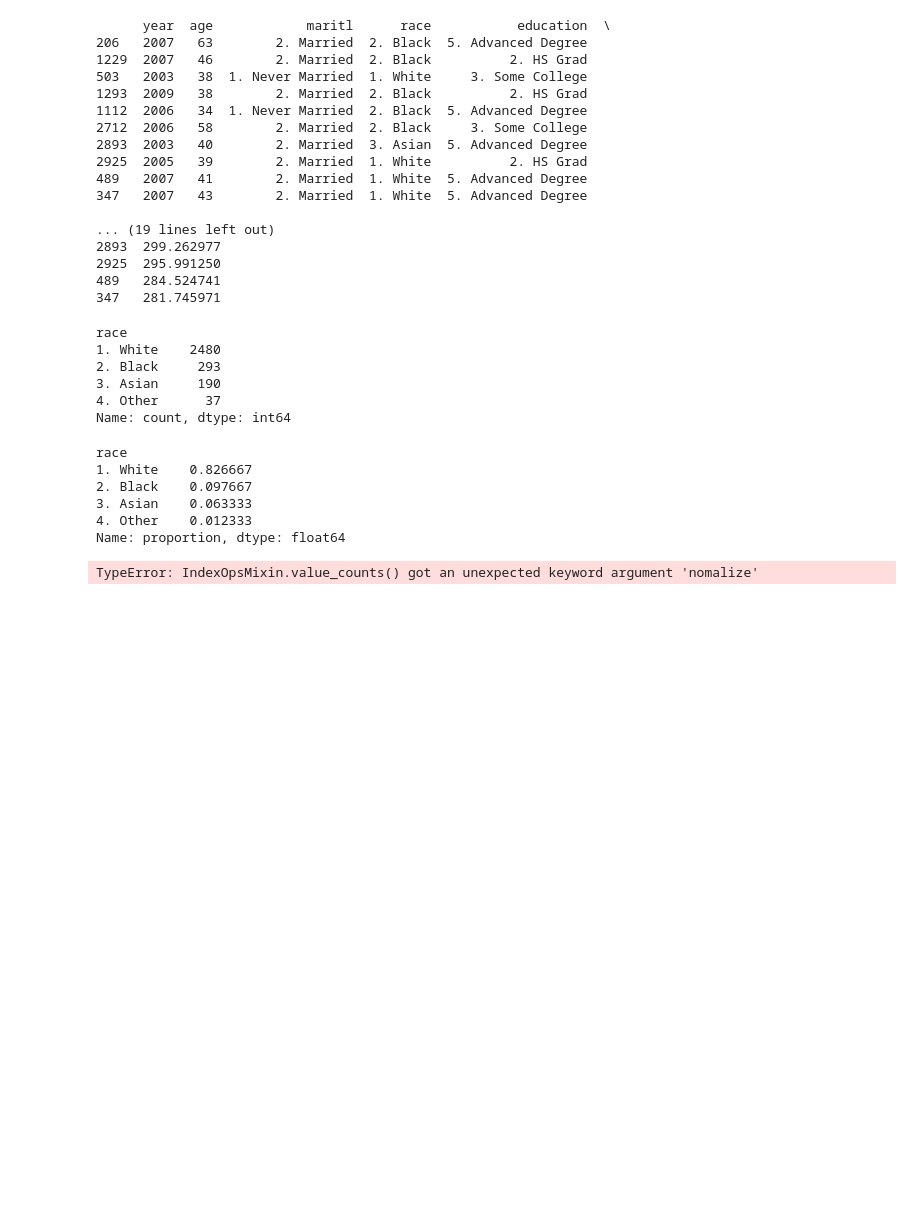
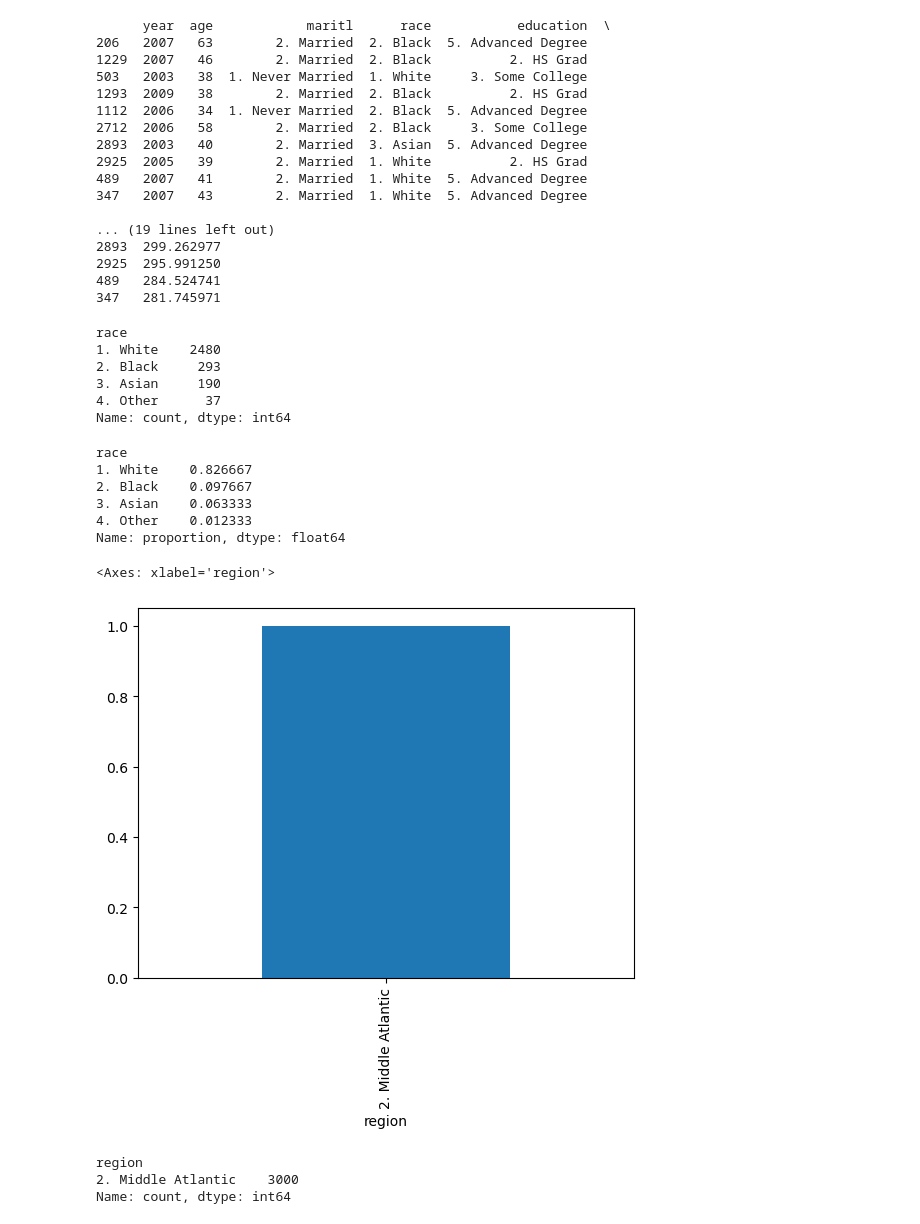
Before and after one commit to tsantos2002/OIM_7502_classwork, a Jupyter notebook: Session2In_Class.ipynb, the cells around one changed output. Saved outputs shown, nothing was run; the diff lists cells and outputs as text; code cells hidden in the pictures; blank space fills up the shorter version.

```diff
--- a/Session2In_Class.ipynb
+++ b/Session2In_Class.ipynb
@@ -187,6 +187,13 @@ race
 4. Other    0.012333
 Name: proportion, dtype: float64
 # %%
-data['region'].value_counts(nomalize=True).plot(kind=bar)
+data['region'].value_counts(normalize=True).plot(kind='bar')
 # %% [output]
-TypeError: IndexOpsMixin.value_counts() got an unexpected keyword argument 'nomalize'
+<Axes: xlabel='region'>
+[figure, added]
+# %%
+data['region'].value_counts()
+# %% [output]
+region
+2. Middle Atlantic    3000
+Name: count, dtype: int64
```
